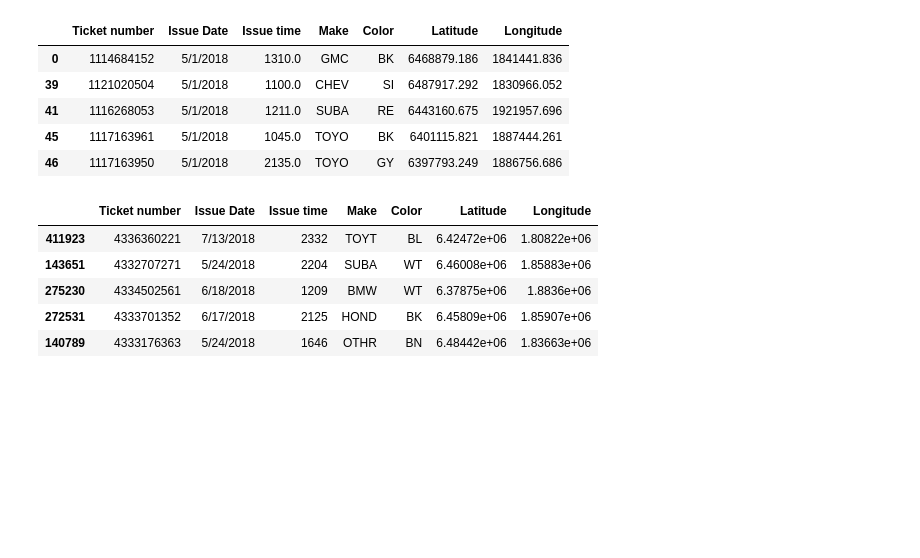
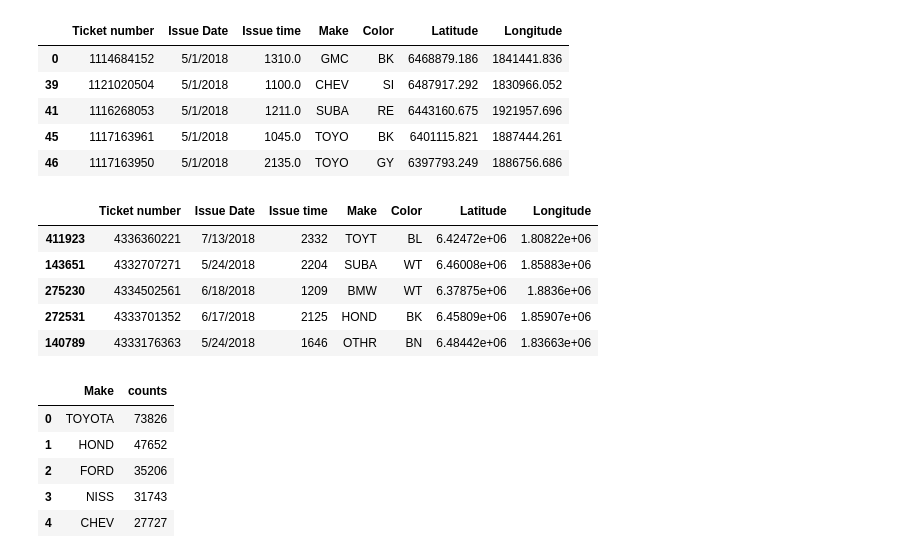
Before and after one commit to chele0630/Team3_Project1, a Jupyter notebook: CitationPy.ipynb, the cells around one changed output. Cells and saved outputs as stored; diff of their text form; code cells hidden in the pictures; blank space fills up the shorter version.

```diff
--- a/CitationPy.ipynb
+++ b/CitationPy.ipynb
@@ -89,5 +89,14 @@ citation_df4["Make"] = citation_df4["Make"].replace({'TOYT': 'TOYOTA', 'TOYO': '
 citation_df5 = citation_df4["Make"].value_counts()
 citation_df6 = citation_df5.rename_axis('Make').reset_index(name='counts')
 citation_df7 = citation_df6.head(25)
+# %%
+citation_df7.head()
+# %% [output]
+|  | Make | counts |
+| 0 | TOYOTA | 73826 |
+| 1 | HOND | 47652 |
+| 2 | FORD | 35206 |
+| 3 | NISS | 31743 |
+| 4 | CHEV | 27727 |
 # %%
 #Bar plot for top 25 make of vehicles that got citations
```
Also changed, not shown: parts of 17 cells of this notebook, 3 other files.
